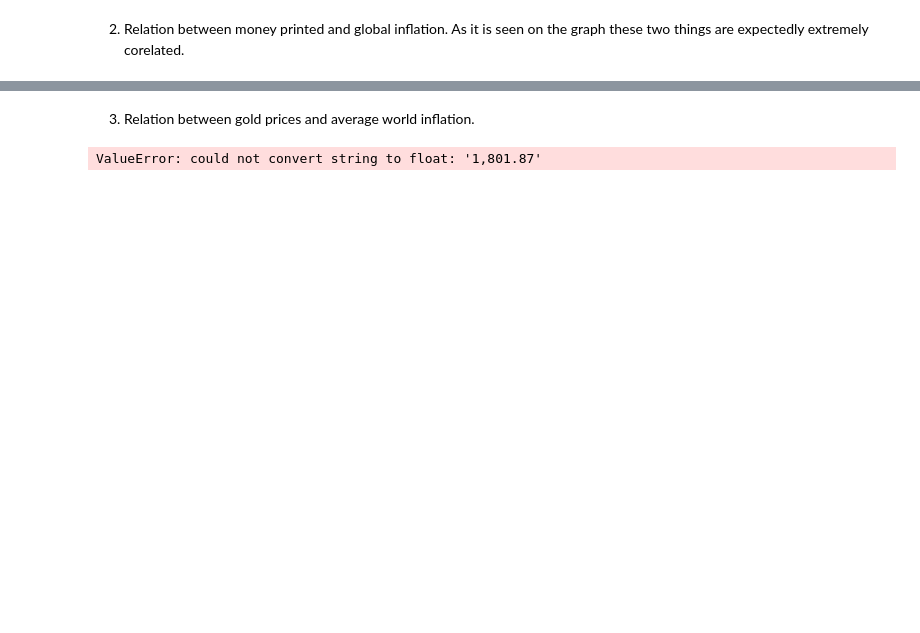
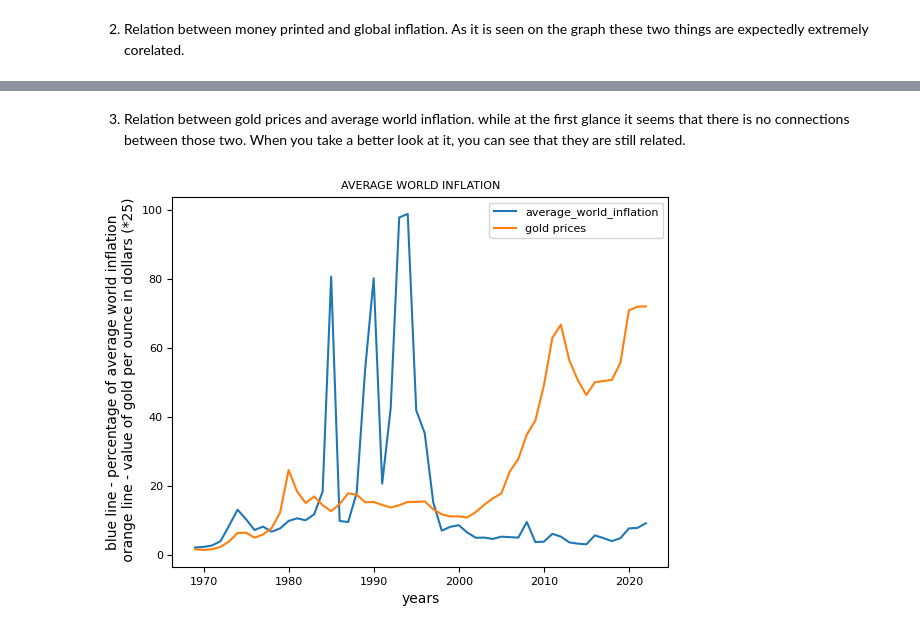
Before and after one commit to NikZivkovicKokalj/UVP-project, a Jupyter notebook: results.ipynb, the cells around one changed output, grey strips where cells are left out. Drawn from its saved outputs; the diff is of its cells as text; code cells hidden in the pictures; blank space fills up the shorter version.

```diff
--- a/results.ipynb
+++ b/results.ipynb
@@ -159,22 +169,18 @@ plt.show()
-# %% [markdown]
-3. Relation between gold prices and average world inflation.
+# %% [markdown]
+3. Relation between gold prices and average world inflation. while at the first glance it seems that there is no connections between those two. When you take a better look at it, you can see that they are still related.
 # %%
 import matplotlib.pyplot as plt
-from countries import countries
+from data.countries import countries
 import json
 
+inflation_data_function()
 
-# function that avoids doing mathematical operations on strings
-def cast_to_float(s):
-    return 0 if s == '' else float(s)
+notebook_dir = os.path.dirname(os.path.abspath("__file__"))
+relative_path = 'data/gold_prices.json'
+gold_prices_path = os.path.join(notebook_dir, relative_path)
+with open(gold_prices_path, "r") as gold_prices_file:
+    gold_prices_data = json.load(gold_prices_file)
 
-
-inflation_file = open("../inflation.json", "r")
-gold_prices_file = open("../gold_prices.json", "r")
-
-
-inflation_data = json.load(inflation_file)
-gold_prices_data = json.load(gold_prices_file)
 country_counter = 0
 average_world_inflation = {}
 
@@ -201,37 +207,39 @@ for year, inflation in average_world_inflation.items():
     inflation_y.append(average_world_inflation[year])
 
 
+#since gold prices are presented as '$thousands,hundreds tens ones.decimal' i have to get rid of commas
 def change_gold_price(value):
     if ',' in value:
-        value.replace(',','')
+        value = value.replace(',', '')
     return value
 
 
+#loop which will get the data i need for the graph
 for year, value_change_dict in gold_prices_data.items():
     gold_prices_x.append(int(year))
-    gold_prices_y.append(float(change_gold_price(value_change_dict["Average closing price"][1:])))
+    gold_prices_y.append(float(change_gold_price(value_change_dict["Average closing price"][1:])) / 25)
 
 
 
-plt.plot(inflation_x, inflation_y)
+plt.plot(inflation_x, inflation_y, label='average_world_inflation')
 plt.plot(gold_prices_x, gold_prices_y, label="gold prices")
 SMALL_SIZE = 8
 MEDIUM_SIZE = 10
 BIGGER_SIZE = 12
 
 plt.rc('font', size=SMALL_SIZE)
 plt.rc('axes', titlesize=SMALL_SIZE)
 plt.rc('axes', labelsize=MEDIUM_SIZE)
 plt.rc('xtick', labelsize=SMALL_SIZE)
 plt.rc('ytick', labelsize=SMALL_SIZE)
 plt.rc('legend', fontsize=SMALL_SIZE)
 plt.rc('figure', titlesize=BIGGER_SIZE)
 plt.legend(loc='upper right')
 plt.xlabel('years')
-plt.ylabel('percentage of average world inflation')
+plt.ylabel('blue line - percentage of average world inflation\n orange line - value of gold per ounce in dollars (*25)')
 plt.title('AVERAGE WORLD INFLATION')
 
 
 plt.show()
 # %% [output]
-ValueError: could not convert string to float: '1,801.87'
+[figure, added]
```
Also changed, not shown: parts of 3 cells of this notebook, 6 other files.
